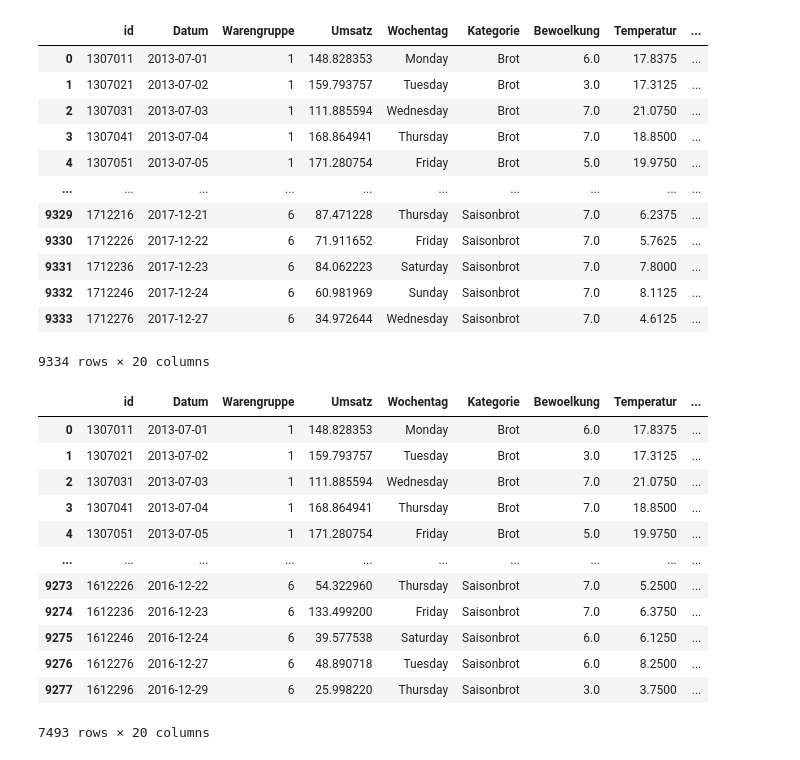
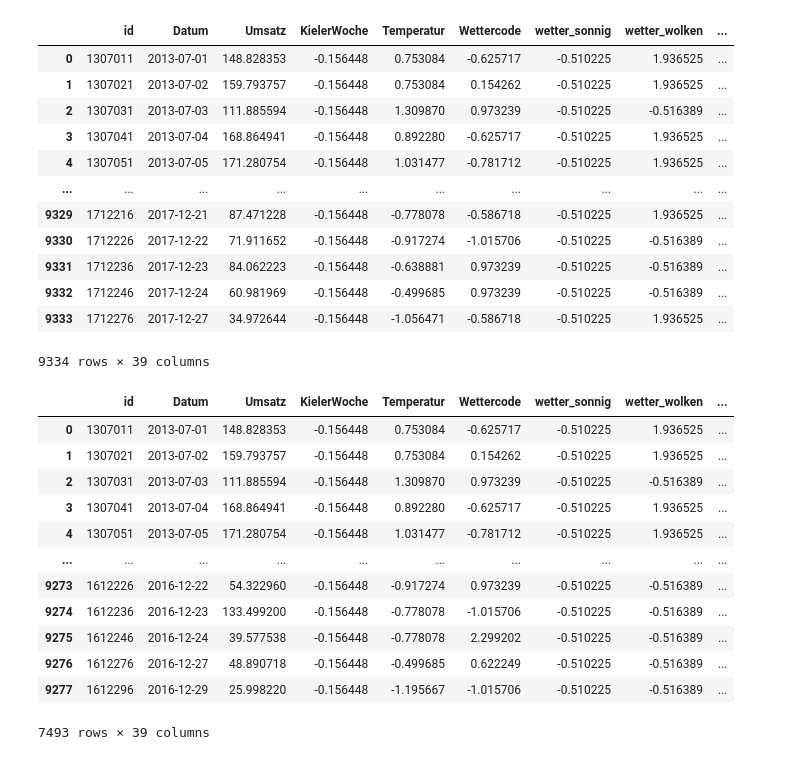
Before and after one commit to Heidikowski/Bakery-Project, a Jupyter notebook: 2_BaselineModel/baseline_model.ipynb, the cells around one changed output. Cells and saved outputs as stored; diff of their text form; code cells hidden in the pictures.

```diff
--- a/2_BaselineModel/baseline_model.ipynb
+++ b/2_BaselineModel/baseline_model.ipynb
@@ -7,7 +7,6 @@ from sklearn.preprocessing import StandardScaler  # Scaling features for regress
 import matplotlib.pyplot as plt
 # %%
 # read prepared data
-df_umsatz = pd.read_csv("../0_DataPreparation/Data/umsatz_gesamt_feiertage.csv", parse_dates=['Datum'])
-df_umsatz = df_umsatz.sort_values(["Warengruppe", "Datum", "Umsatz"]).reset_index(drop=True)
+df_umsatz = pd.read_csv("../0_DataPreparation/Data/model_train_20130701_20180731.csv", parse_dates=['Datum'])
 df_umsatz
 # %% [output]
@@ -80,57 +46,58 @@ Name: sunday_or_holiday, Length: 9334, dtype: int64
 # %%
 # select features
-features = ["KielerWoche","sunday_or_holiday"]
-X = df_umsatz_id[features]
-Y = df_umsatz_id["Umsatz"]
+#features = ["wetter_sonnig", "wetter_wolken", "wetter_regen", "wetter_schnee", "wetter_gewitter", "wetter_dunst", "wetter_nebel","weekend_or_holiday", "KielerWoche",	"is_silvester", "temp_bin_Kalt", "temp_bin_Moderat", "temp_bin_Warm", "Warengruppe_Broetchen", "Warengruppe_Brot", "Warengruppe_Croissant", "Warengruppe_Konditorei", "Warengruppe_Kuchen", "Warengruppe_Saisonbrot"]
+features = [i for i in df_umsatz.columns if i not in ["id","Datum", "Umsatz"]]#, "temp_bin_Kalt", "temp_bin_Moderat", "temp_bin_Warm"]]
+X = df_umsatz[features]
+Y = df_umsatz["Umsatz"]
 
 # Scale the feature data to standardize the range
 scalar = StandardScaler()
 
 # apply standardization of features to umsatz dataframe
-standardized_features = pd.DataFrame(scalar.fit_transform(df_umsatz_id[features].copy()), columns = features)
-old_shape = df_umsatz_id.shape
+standardized_features = pd.DataFrame(scalar.fit_transform(df_umsatz[features].copy()), columns = features)
+old_shape = df_umsatz.shape
 # drop the unnormalized features from the dataframe
-df_umsatz_id.drop(features, axis = 1, inplace = True)
+df_umsatz.drop(features, axis = 1, inplace = True)
 # join back the normalized features
-df_umsatz_id = pd.concat([df_umsatz_id, standardized_features], axis= 1)
-df_umsatz_id
+df_umsatz = pd.concat([df_umsatz, standardized_features], axis= 1)
+df_umsatz
 # %% [output]
-|  | id | Datum | Warengruppe | Umsatz | Wochentag | Kategorie | Bewoelkung | Temperatur | ... |
-| 0 | 1307011 | 2013-07-01 | 1 | 148.828353 | Monday | Brot | 6.0 | 17.8375 | ... |
-| 1 | 1307021 | 2013-07-02 | 1 | 159.793757 | Tuesday | Brot | 3.0 | 17.3125 | ... |
-| 2 | 1307031 | 2013-07-03 | 1 | 111.885594 | Wednesday | Brot | 7.0 | 21.0750 | ... |
-| 3 | 1307041 | 2013-07-04 | 1 | 168.864941 | Thursday | Brot | 7.0 | 18.8500 | ... |
-| 4 | 1307051 | 2013-07-05 | 1 | 171.280754 | Friday | Brot | 5.0 | 19.9750 | ... |
+|  | id | Datum | Umsatz | KielerWoche | Temperatur | Wettercode | wetter_sonnig | wetter_wolken | ... |
+| 0 | 1307011 | 2013-07-01 | 148.828353 | -0.156448 | 0.753084 | -0.625717 | -0.510225 | 1.936525 | ... |
+| 1 | 1307021 | 2013-07-02 | 159.793757 | -0.156448 | 0.753084 | 0.154262 | -0.510225 | 1.936525 | ... |
+| 2 | 1307031 | 2013-07-03 | 111.885594 | -0.156448 | 1.309870 | 0.973239 | -0.510225 | -0.516389 | ... |
+| 3 | 1307041 | 2013-07-04 | 168.864941 | -0.156448 | 0.892280 | -0.625717 | -0.510225 | 1.936525 | ... |
+| 4 | 1307051 | 2013-07-05 | 171.280754 | -0.156448 | 1.031477 | -0.781712 | -0.510225 | 1.936525 | ... |
 | ... | ... | ... | ... | ... | ... | ... | ... | ... | ... |
-| 9329 | 1712216 | 2017-12-21 | 6 | 87.471228 | Thursday | Saisonbrot | 7.0 | 6.2375 | ... |
-| 9330 | 1712226 | 2017-12-22 | 6 | 71.911652 | Friday | Saisonbrot | 7.0 | 5.7625 | ... |
-| 9331 | 1712236 | 2017-12-23 | 6 | 84.062223 | Saturday | Saisonbrot | 7.0 | 7.8000 | ... |
-| 9332 | 1712246 | 2017-12-24 | 6 | 60.981969 | Sunday | Saisonbrot | 7.0 | 8.1125 | ... |
-| 9333 | 1712276 | 2017-12-27 | 6 | 34.972644 | Wednesday | Saisonbrot | 7.0 | 4.6125 | ... |
+| 9329 | 1712216 | 2017-12-21 | 87.471228 | -0.156448 | -0.778078 | -0.586718 | -0.510225 | 1.936525 | ... |
+| 9330 | 1712226 | 2017-12-22 | 71.911652 | -0.156448 | -0.917274 | -1.015706 | -0.510225 | -0.516389 | ... |
+| 9331 | 1712236 | 2017-12-23 | 84.062223 | -0.156448 | -0.638881 | 0.973239 | -0.510225 | -0.516389 | ... |
+| 9332 | 1712246 | 2017-12-24 | 60.981969 | -0.156448 | -0.499685 | 0.973239 | -0.510225 | -0.516389 | ... |
+| 9333 | 1712276 | 2017-12-27 | 34.972644 | -0.156448 | -1.056471 | -0.586718 | -0.510225 | 1.936525 | ... |
-9334 rows × 20 columns
+9334 rows × 39 columns
 # %%
 # Convert the 'Datum' column to datetime
-df_umsatz_id['Datum'] = pd.to_datetime(df_umsatz_id['Datum'])
+df_umsatz['Datum'] = pd.to_datetime(df_umsatz['Datum'])
 
 # Split the DataFrame into two based on the specified date ranges
-df_umsatz_train = df_umsatz_id[df_umsatz_id['Datum'] <= '2017-07-31']
-df_umsatz_test = df_umsatz_id[(df_umsatz_id['Datum'] > '2017-07-31') & (df_umsatz_id['Datum'] <= '2018-07-31')]
+df_umsatz_train = df_umsatz[df_umsatz['Datum'] <= '2017-07-31']
+df_umsatz_test = df_umsatz[(df_umsatz['Datum'] > '2017-07-31') & (df_umsatz['Datum'] <= '2018-07-31')]
 df_umsatz_test = df_umsatz_test.reset_index(drop=True)
 df_umsatz_train
 # %% [output]
-|  | id | Datum | Warengruppe | Umsatz | Wochentag | Kategorie | Bewoelkung | Temperatur | ... |
-| 0 | 1307011 | 2013-07-01 | 1 | 148.828353 | Monday | Brot | 6.0 | 17.8375 | ... |
-| 1 | 1307021 | 2013-07-02 | 1 | 159.793757 | Tuesday | Brot | 3.0 | 17.3125 | ... |
-| 2 | 1307031 | 2013-07-03 | 1 | 111.885594 | Wednesday | Brot | 7.0 | 21.0750 | ... |
-| 3 | 1307041 | 2013-07-04 | 1 | 168.864941 | Thursday | Brot | 7.0 | 18.8500 | ... |
-| 4 | 1307051 | 2013-07-05 | 1 | 171.280754 | Friday | Brot | 5.0 | 19.9750 | ... |
+|  | id | Datum | Umsatz | KielerWoche | Temperatur | Wettercode | wetter_sonnig | wetter_wolken | ... |
+| 0 | 1307011 | 2013-07-01 | 148.828353 | -0.156448 | 0.753084 | -0.625717 | -0.510225 | 1.936525 | ... |
+| 1 | 1307021 | 2013-07-02 | 159.793757 | -0.156448 | 0.753084 | 0.154262 | -0.510225 | 1.936525 | ... |
+| 2 | 1307031 | 2013-07-03 | 111.885594 | -0.156448 | 1.309870 | 0.973239 | -0.510225 | -0.516389 | ... |
+| 3 | 1307041 | 2013-07-04 | 168.864941 | -0.156448 | 0.892280 | -0.625717 | -0.510225 | 1.936525 | ... |
+| 4 | 1307051 | 2013-07-05 | 171.280754 | -0.156448 | 1.031477 | -0.781712 | -0.510225 | 1.936525 | ... |
 | ... | ... | ... | ... | ... | ... | ... | ... | ... | ... |
-| 9273 | 1612226 | 2016-12-22 | 6 | 54.322960 | Thursday | Saisonbrot | 7.0 | 5.2500 | ... |
-| 9274 | 1612236 | 2016-12-23 | 6 | 133.499200 | Friday | Saisonbrot | 7.0 | 6.3750 | ... |
-| 9275 | 1612246 | 2016-12-24 | 6 | 39.577538 | Saturday | Saisonbrot | 6.0 | 6.1250 | ... |
-| 9276 | 1612276 | 2016-12-27 | 6 | 48.890718 | Tuesday | Saisonbrot | 6.0 | 8.2500 | ... |
-| 9277 | 1612296 | 2016-12-29 | 6 | 25.998220 | Thursday | Saisonbrot | 3.0 | 3.7500 | ... |
+| 9273 | 1612226 | 2016-12-22 | 54.322960 | -0.156448 | -0.917274 | 0.973239 | -0.510225 | -0.516389 | ... |
+| 9274 | 1612236 | 2016-12-23 | 133.499200 | -0.156448 | -0.778078 | -1.015706 | -0.510225 | -0.516389 | ... |
+| 9275 | 1612246 | 2016-12-24 | 39.577538 | -0.156448 | -0.778078 | 2.299202 | -0.510225 | -0.516389 | ... |
+| 9276 | 1612276 | 2016-12-27 | 48.890718 | -0.156448 | -0.499685 | 0.622249 | -0.510225 | -0.516389 | ... |
+| 9277 | 1612296 | 2016-12-29 | 25.998220 | -0.156448 | -1.195667 | -1.015706 | -0.510225 | -0.516389 | ... |
-7493 rows × 20 columns
+7493 rows × 39 columns
 # %%
 # Add a constant term to the training data for the regression intercept
 X_train = sm.add_constant(df_umsatz_train[features])
```
Also changed, not shown: parts of 8 cells of this notebook.
